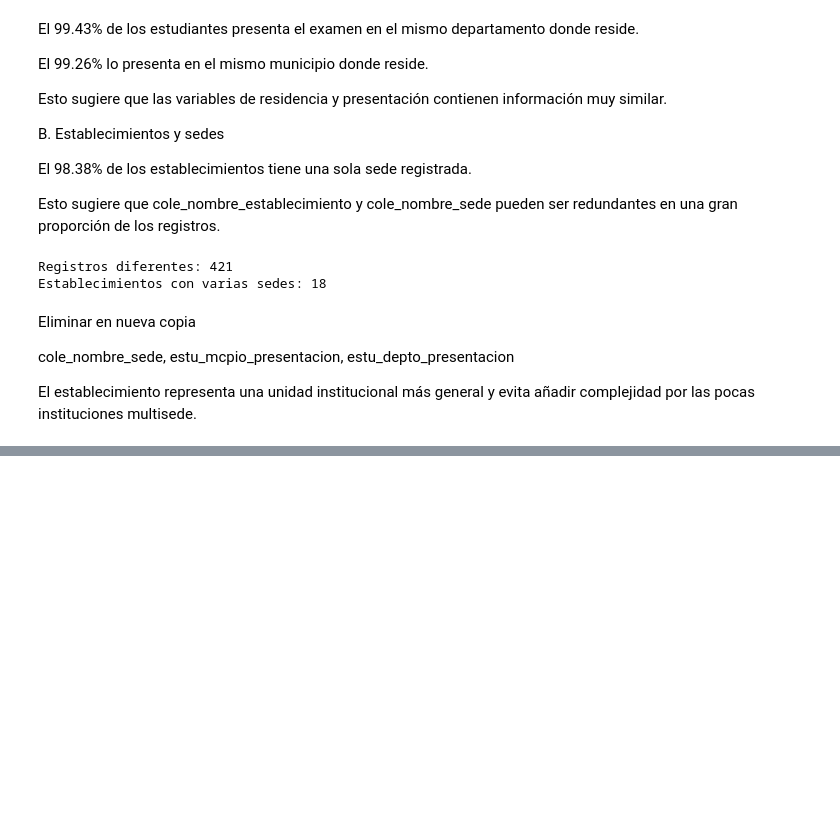
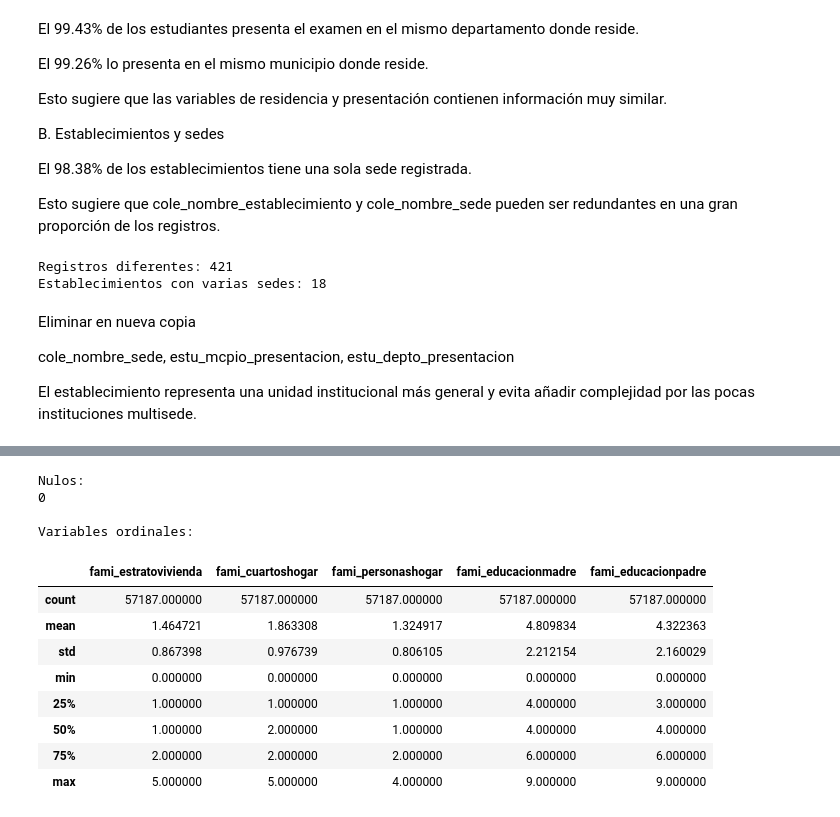
Before and after one commit to kcaicedor/despliegue_icfes, a Jupyter notebook: icfes_ml.ipynb, the cells around one changed output, grey strips where cells are left out. Cells and saved outputs as stored; diff of their text form; code cells hidden in the pictures; blank space fills up the shorter version.

Commit message:
Preprocesamiento, division e imputaciones del dataset

```diff
--- a/icfes_ml.ipynb
+++ b/icfes_ml.ipynb
@@ -892,0 +1248,35 @@ print("Dimensiones después:", X_train_fe2.shape)
+# %%
+# modelo
+from sklearn.linear_model import LinearRegression
+
+modelo_fe = Pipeline([
+    ("preprocesamiento", preprocessor_fe),
+    ("regresion", LinearRegression())
+])
+
+#entrenar
+modelo_fe.fit( X_train_model, y_train_model)
+
+#prediccion
+y_pred_fe = modelo_fe.predict(X_test_model)
+
+#evaliuar
+from sklearn.metrics import (
+    mean_absolute_error,
+    mean_squared_error,
+    r2_score
+)
+
+mae_fe = mean_absolute_error(y_test_model, y_pred_fe)
+
+rmse_fe = np.sqrt(
+    mean_squared_error(y_test_model, y_pred_fe)
+)
+
+r2_fe = r2_score(y_test_model, y_pred_fe)
+
+print("RESULTADOS MODELO CON FEATURE ENGINEERING")
+print("-----------------------------------------")
+print(f"MAE:  {mae_fe:.4f}")
+print(f"RMSE: {rmse_fe:.4f}")
+print(f"R²:   {r2_fe:.4f}")
@@ -893,3 +1344,23 @@ print("Dimensiones después:", X_train_fe2.shape)
+# %%
+print("Nulos:")
+print(X_train_model.isnull().sum().sum())
+
+print("\nVariables ordinales:")
+display(X_train_model[list(ordenes.keys())].describe())
+# %% [output]
+Nulos:
+0
+
+Variables ordinales:
+|  | fami_estratovivienda | fami_cuartoshogar | fami_personashogar | fami_educacionmadre | fami_educacionpadre |
+| count | 57187.000000 | 57187.000000 | 57187.000000 | 57187.000000 | 57187.000000 |
+| mean | 1.464721 | 1.863308 | 1.324917 | 4.809834 | 4.322363 |
+| std | 0.867398 | 0.976739 | 0.806105 | 2.212154 | 2.160029 |
+| min | 0.000000 | 0.000000 | 0.000000 | 0.000000 | 0.000000 |
+| 25% | 1.000000 | 1.000000 | 1.000000 | 4.000000 | 3.000000 |
+| 50% | 1.000000 | 2.000000 | 1.000000 | 4.000000 | 4.000000 |
+| 75% | 2.000000 | 2.000000 | 2.000000 | 6.000000 | 6.000000 |
+| max | 5.000000 | 5.000000 | 4.000000 | 9.000000 | 9.000000 |
 # %%
 #Importe MLFlow para registrar los experimentos, el regresor de bosques aleatorios y la métrica de error cuadrático medio
 import mlflow
```
Also changed, not shown: parts of 35 cells of this notebook, 1 other file.
